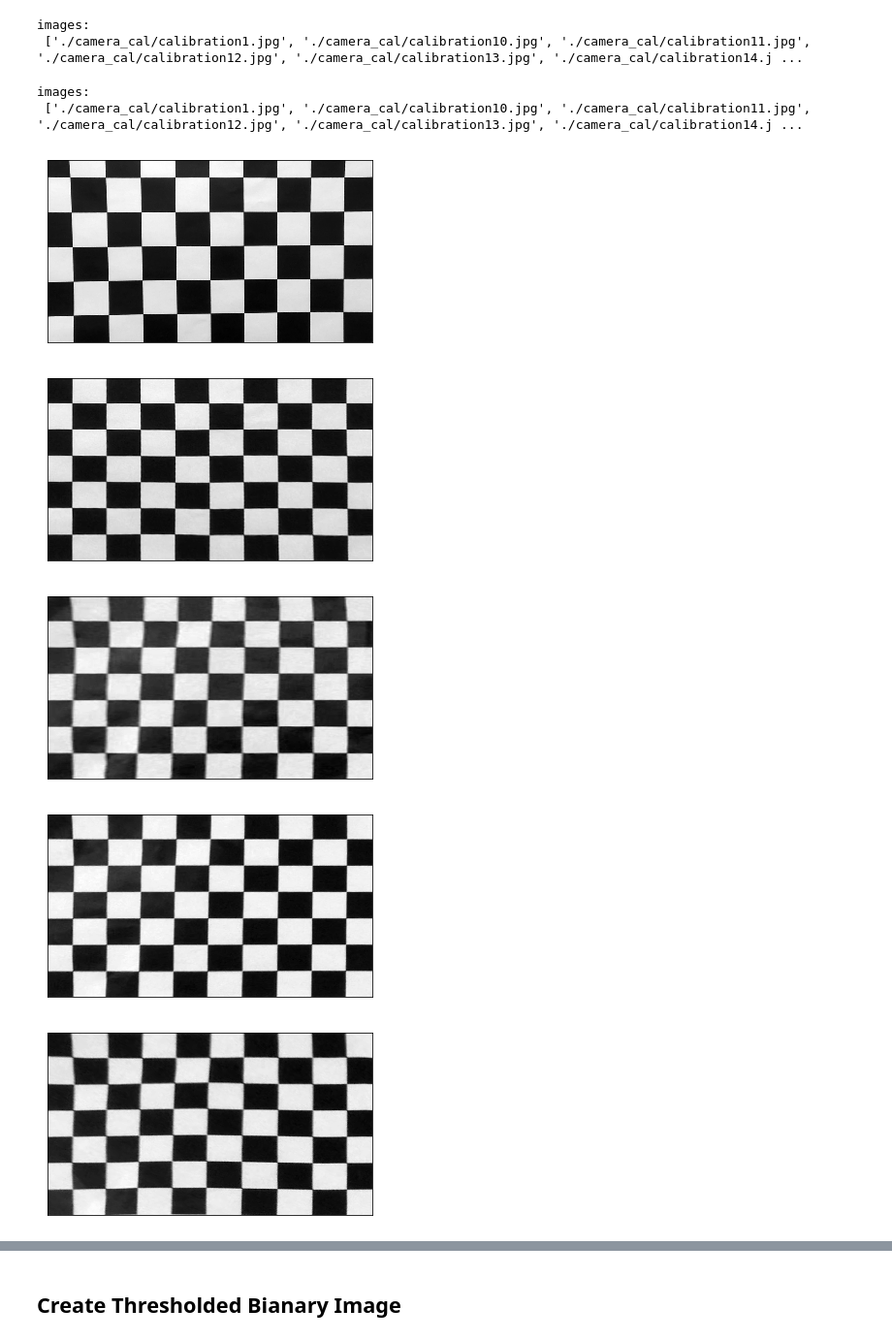
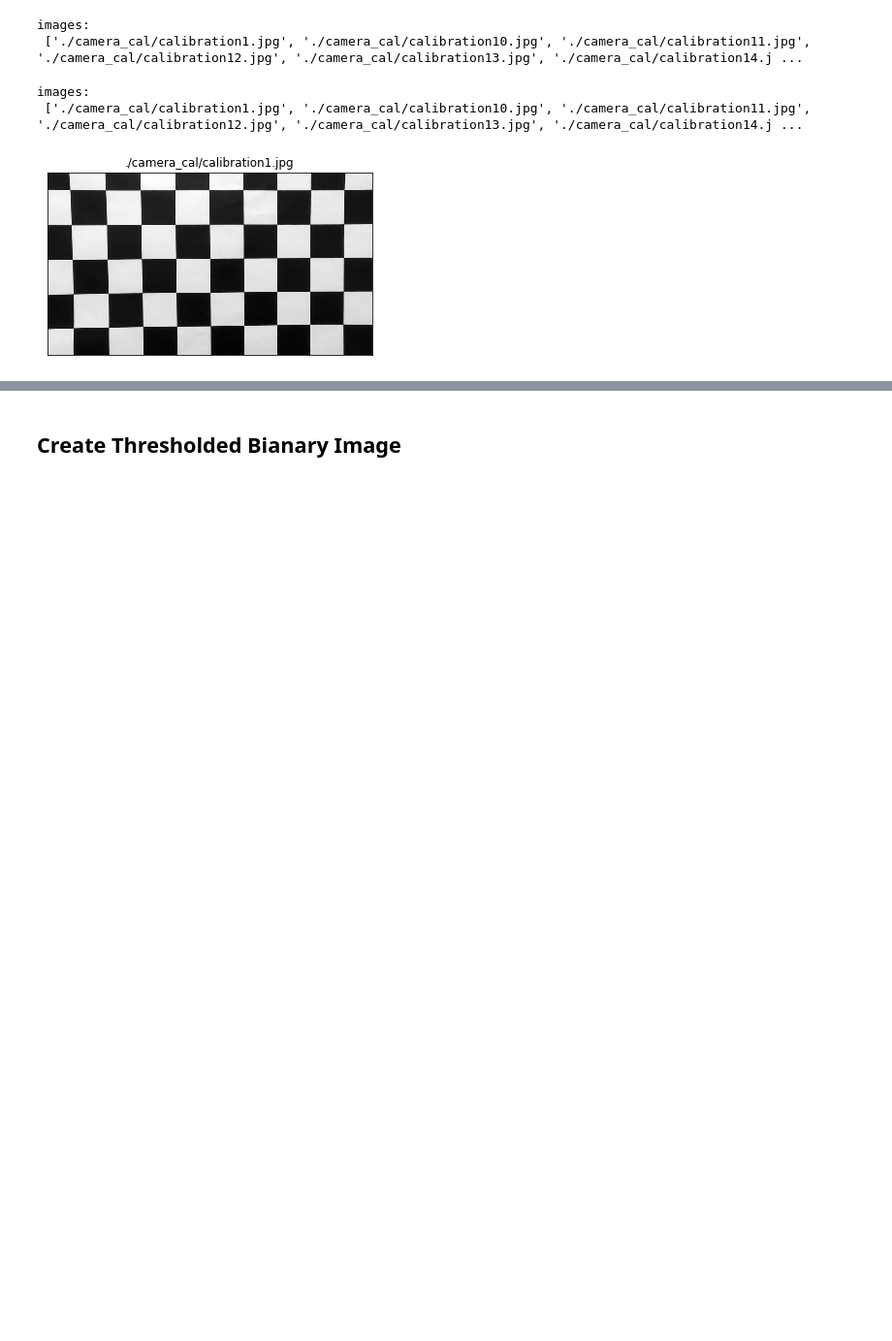
Before and after one commit to waterwheel31/SD_advanced_lane_finding, a Jupyter notebook: Advanced_Lane_Line_Detection.ipynb, the cells around one changed output, grey strips where cells are left out. Shown at 97% size. Saved outputs shown, nothing was run; the diff lists cells and outputs as text; code cells hidden in the pictures; blank space fills up the shorter version.

```diff
--- a/Advanced_Lane_Line_Detection.ipynb
+++ b/Advanced_Lane_Line_Detection.ipynb
@@ -51,7 +31,7 @@ print(imgpoints)
 # %%
 images = glob.glob('./camera_cal/calibration*.jpg')
 
-print('images:\n', images)
+#print('images:\n', images)
 
 #plt.figure(figsize=(20, 100))
 
@@ -67,6 +47,7 @@ for i, fname in enumerate(images):
 
         img = cv2.drawChessboardCorners(img, (9,6), corners, ret)
         plt.figure()
+        plt.title(fname)
         fig = plt.imshow(img, cmap = "gray")
 
         fig.axes.get_xaxis().set_visible(False)
@@ -101,4 +81,4 @@ images:
 def cal_undistort(img, objpoints, imgpoints):
     ret, mtx, dist, rvecs, tvecs = cv2.calibrateCamera(objpoints, imgpoints, img.shape[::-1], None, None)
     undist = cv2.undistort(img, mtx, dist, None, mtx)
-    return undist
+    return undist, mtx, dist
@@ -126,25 +85,22 @@ def warp(img, offset=100, nx=9, ny=6):
 # %%
 print('images:\n', images)
 
-for i, fname in enumerate(images):
+for i, fname in enumerate(images[:1]):
     img = cv2.imread(fname)
     img = cv2.cvtColor(img, cv2.COLOR_BGR2GRAY)
 
-    img = cal_undistort(img, objpoints, imgpoints)
-    img = warp(img)
+    img, mtx, dist = cal_undistort(img, objpoints, imgpoints)
+    #img = warp(img)
 
     plt.figure()
+    plt.title(fname)
     fig = plt.imshow(img, cmap = "gray")
     fig.axes.get_xaxis().set_visible(False)
     fig.axes.get_yaxis().set_visible(False)
 
     cv2.imwrite('./output_images/warp{:02d}.jpg'.format(i), img)
     #plt.savefig('./output_images/warp{:02d}.jpg'.format(i))
 # %% [output]
 images:
  ['./camera_cal/calibration1.jpg', './camera_cal/calibration10.jpg', './camera_cal/calibration11.jpg', './camera_cal/calibration12.jpg', './camera_cal/calibration13.jpg', './camera_cal/calibration14.j ...
-[figure, old version]
+[figure, new version]
-[figure, removed]
-[figure, removed]
-[figure, removed]
-[figure, removed]
```
Also changed, not shown: parts of 32 cells of this notebook, 43 other files.
